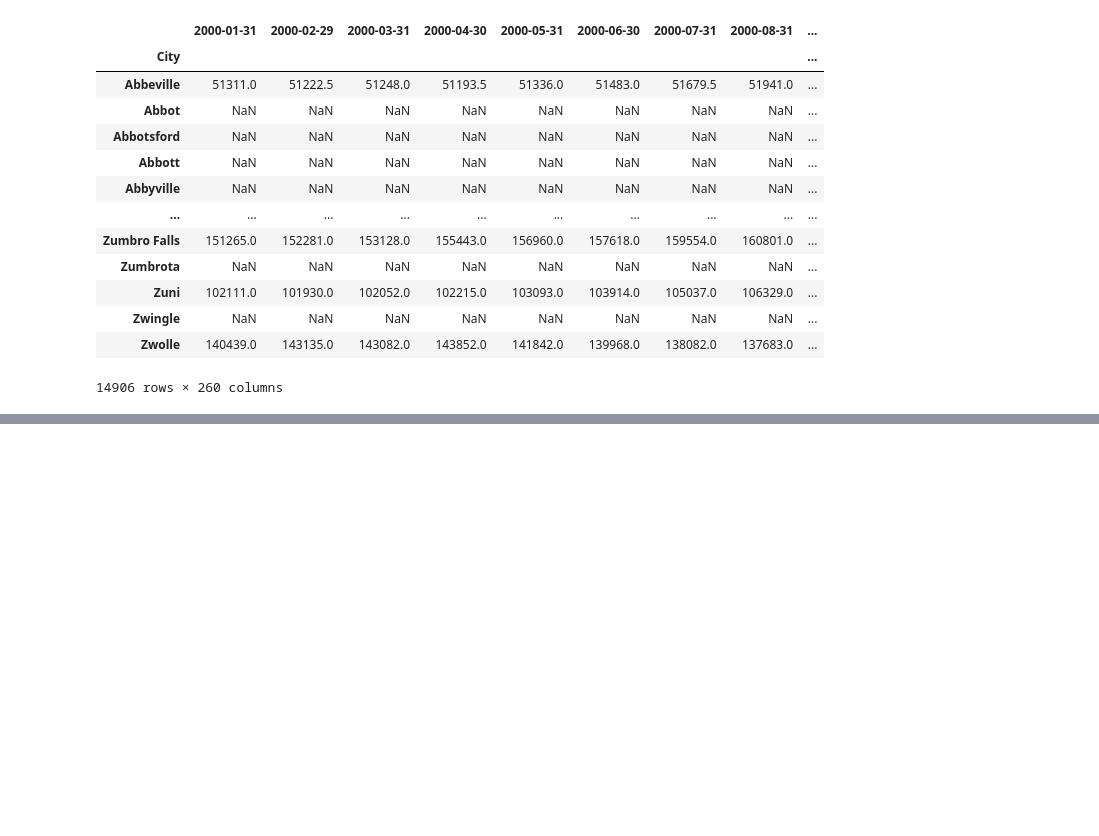
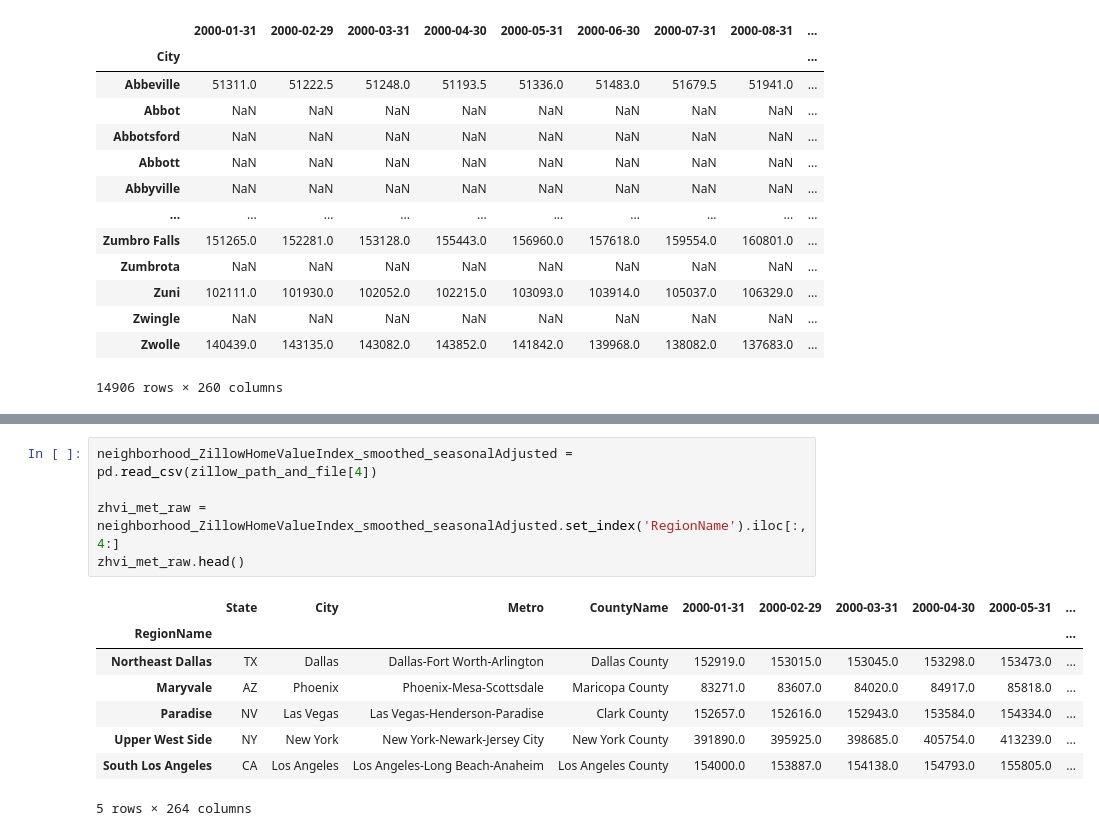
Before and after one commit to ccaldarella99/sinking_real_estate_data, a Jupyter notebook: code/zillow_EDA.ipynb, the cells around one changed output, grey strips where cells are left out. Cells and saved outputs as stored; diff of their text form; blank space fills up the shorter version.

Commit message:
Added by County, City, Neighborhood

```diff
--- a/code/zillow_EDA.ipynb
+++ b/code/zillow_EDA.ipynb
@@ -154,0 +193,14 @@ zhvi_met_smooth_city.median()
+# %%
+neighborhood_ZillowHomeValueIndex_smoothed_seasonalAdjusted = pd.read_csv(zillow_path_and_file[4])
+
+zhvi_met_raw = neighborhood_ZillowHomeValueIndex_smoothed_seasonalAdjusted.set_index('RegionName').iloc[:,4:]
+zhvi_met_raw.head()
+# %% [output]
+|  | State | City | Metro | CountyName | 2000-01-31 | 2000-02-29 | 2000-03-31 | 2000-04-30 | 2000-05-31 | ... |
+| RegionName |  |  |  |  |  |  |  |  |  | ... |
+| Northeast Dallas | TX | Dallas | Dallas-Fort Worth-Arlington | Dallas County | 152919.0 | 153015.0 | 153045.0 | 153298.0 | 153473.0 | ... |
+| Maryvale | AZ | Phoenix | Phoenix-Mesa-Scottsdale | Maricopa County | 83271.0 | 83607.0 | 84020.0 | 84917.0 | 85818.0 | ... |
+| Paradise | NV | Las Vegas | Las Vegas-Henderson-Paradise | Clark County | 152657.0 | 152616.0 | 152943.0 | 153584.0 | 154334.0 | ... |
+| Upper West Side | NY | New York | New York-Newark-Jersey City | New York County | 391890.0 | 395925.0 | 398685.0 | 405754.0 | 413239.0 | ... |
+| South Los Angeles | CA | Los Angeles | Los Angeles-Long Beach-Anaheim | Los Angeles County | 154000.0 | 153887.0 | 154138.0 | 154793.0 | 155805.0 | ... |
+5 rows × 264 columns
```
Also changed, not shown: parts of 9 cells of this notebook, 1 other file.
